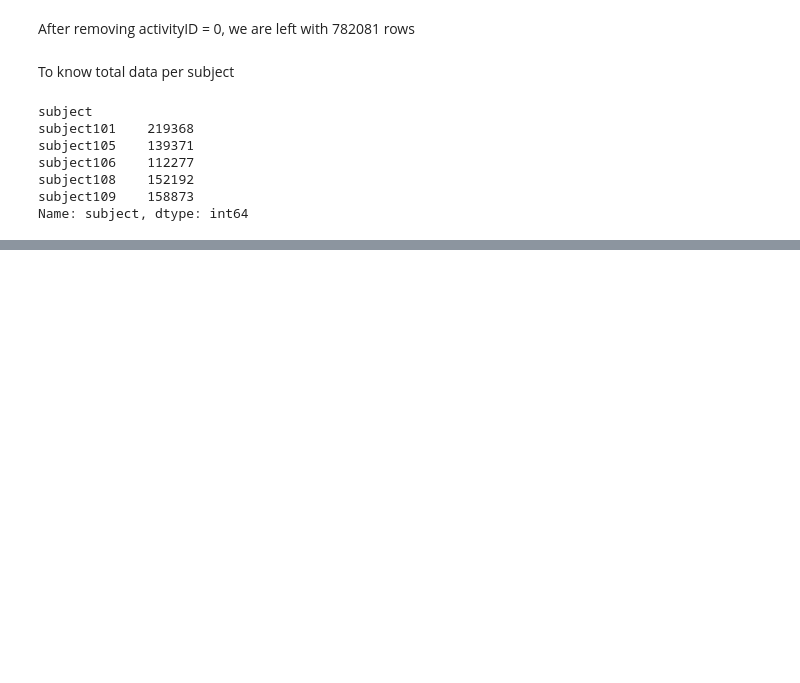
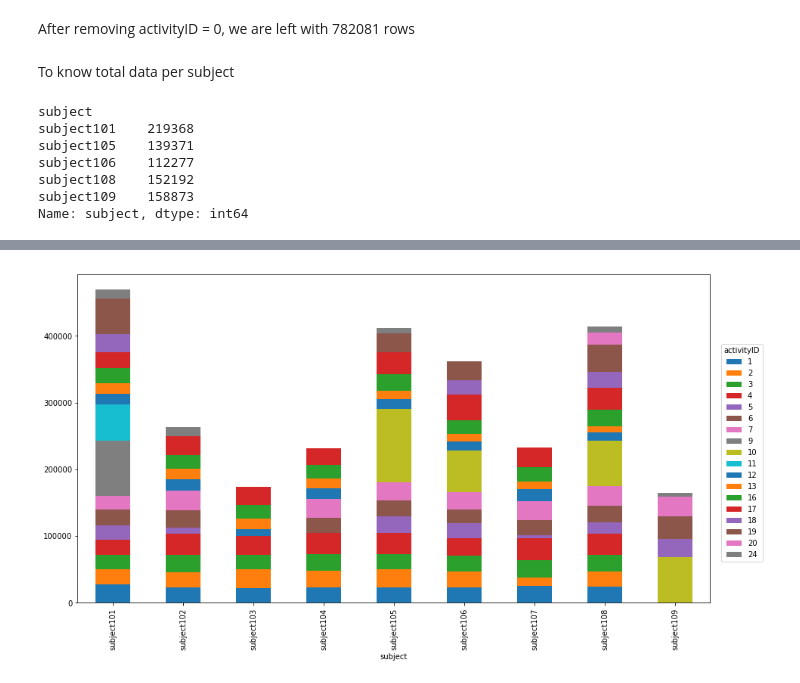
Before and after one commit to meesha-asghar/thesis, a Jupyter notebook: ExploringDataset.ipynb, the cells around one changed output, grey strips where cells are left out. Saved outputs shown, nothing was run; the diff lists cells and outputs as text; code cells hidden in the pictures; blank space fills up the shorter version.

```diff
--- a/ExploringDataset.ipynb
+++ b/ExploringDataset.ipynb
@@ -180,0 +164,2 @@ Name: subject, dtype: int64
+# %%
+subject_activities = pd.crosstab(df.subject,df.activityID )
@@ -180,0 +181,6 @@ Name: subject, dtype: int64
+# %%
+ax = subject_activities.plot.bar(stacked=True, figsize=(15,8))
+ax.legend(loc='upper center', bbox_to_anchor=(1.05, 0.8), title="activityID")
+plt.show()
+# %% [output]
+[figure, added]
```
Also changed, not shown: parts of 27 cells of this notebook, 1 other file.
